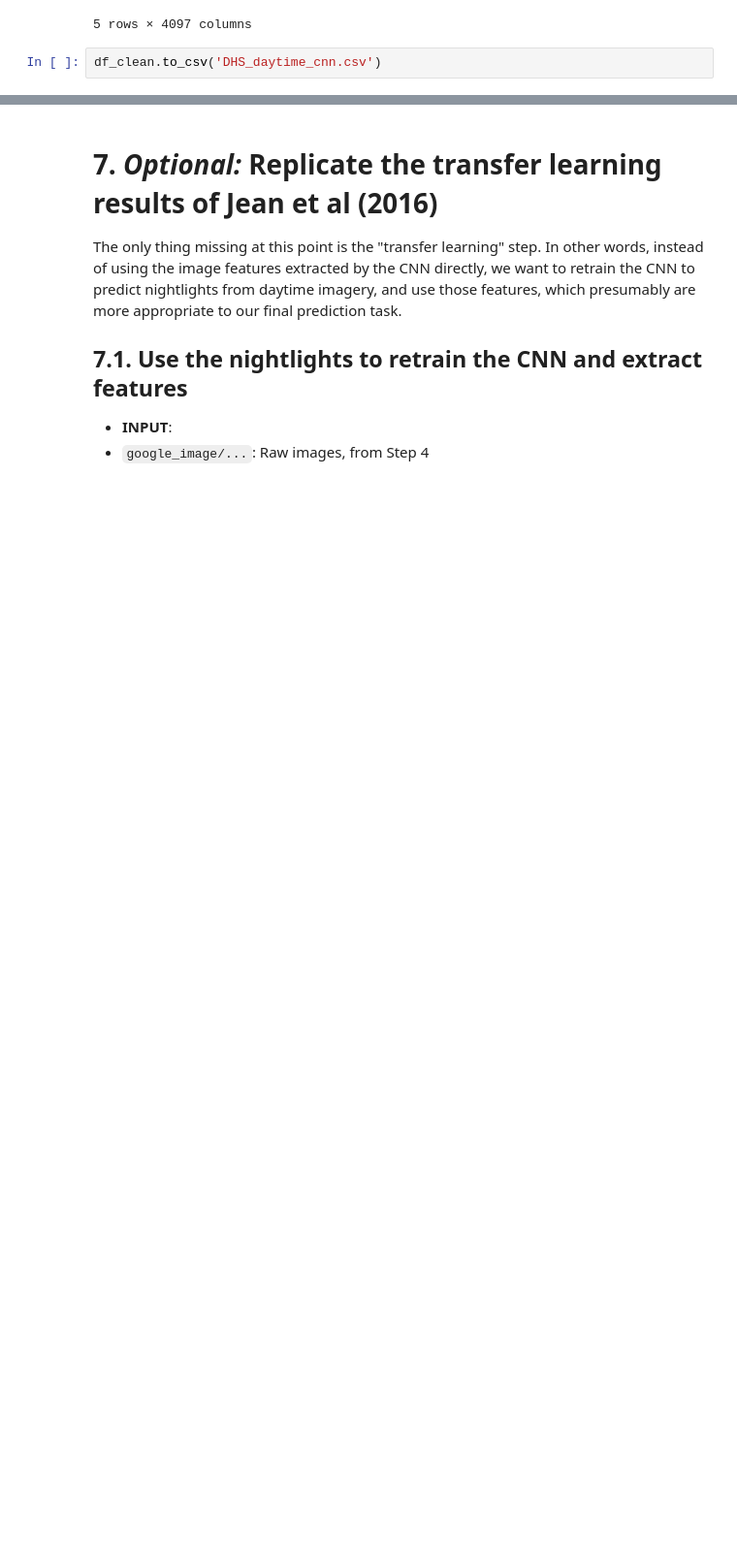
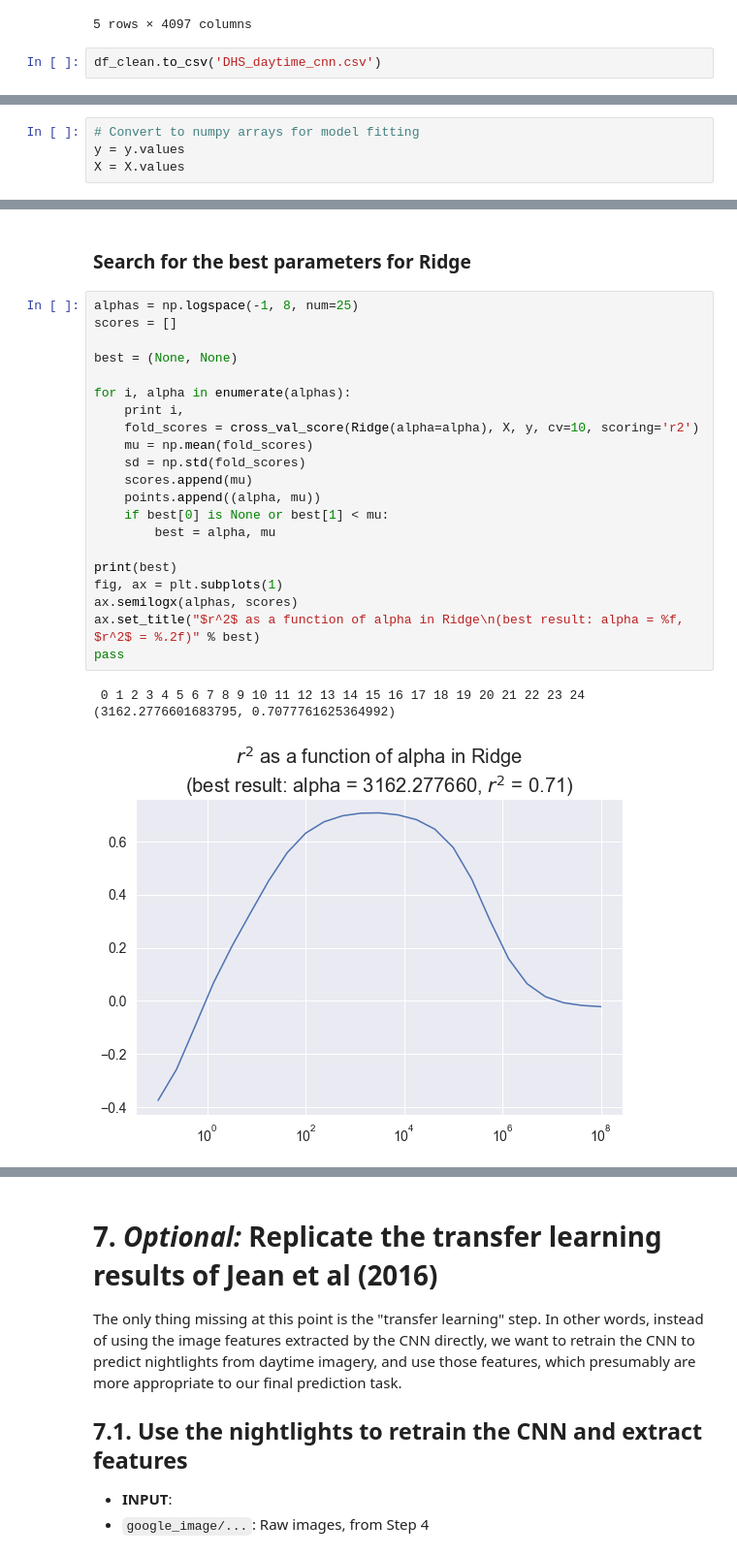
Before and after one commit to wetchler/bdd, a Jupyter notebook: PS1/BDD2019-PS1.ipynb, the cells around one changed output, grey strips where cells are left out. Shown at 97% size. Drawn from its saved outputs; the diff is of its cells as text; blank space fills up the shorter version.

```diff
--- a/PS1/BDD2019-PS1.ipynb
+++ b/PS1/BDD2019-PS1.ipynb
@@ -1634,0 +1685,4 @@ df_clean.to_csv('DHS_daytime_cnn.csv')
+# %%
+# Convert to numpy arrays for model fitting
+y = y.values
+X = X.values
@@ -1634,0 +1698,26 @@ df_clean.to_csv('DHS_daytime_cnn.csv')
+# %% [markdown]
+### Search for the best parameters for Ridge
+# %%
+alphas = np.logspace(-1, 8, num=25)
+scores = []
+
+best = (None, None)
+
+for i, alpha in enumerate(alphas):
+    print i,
+    fold_scores = cross_val_score(Ridge(alpha=alpha), X, y, cv=10, scoring='r2')
+    mu = np.mean(fold_scores)
+    sd = np.std(fold_scores)
+    scores.append(mu)
+    points.append((alpha, mu))
+    if best[0] is None or best[1] < mu:
+        best = alpha, mu
+
+print(best)
+fig, ax = plt.subplots(1)
+ax.semilogx(alphas, scores)
+ax.set_title("$r^2$ as a function of alpha in Ridge\n(best result: alpha = %f, $r^2$ = %.2f)" % best)
+pass
+# %% [output]
+ 0 1 2 3 4 5 6 7 8 9 10 11 12 13 14 15 16 17 18 19 20 21 22 23 24 (3162.2776601683795, 0.7077761625364992)
+[figure, added]
```
Also changed, not shown: parts of 11 cells of this notebook.
